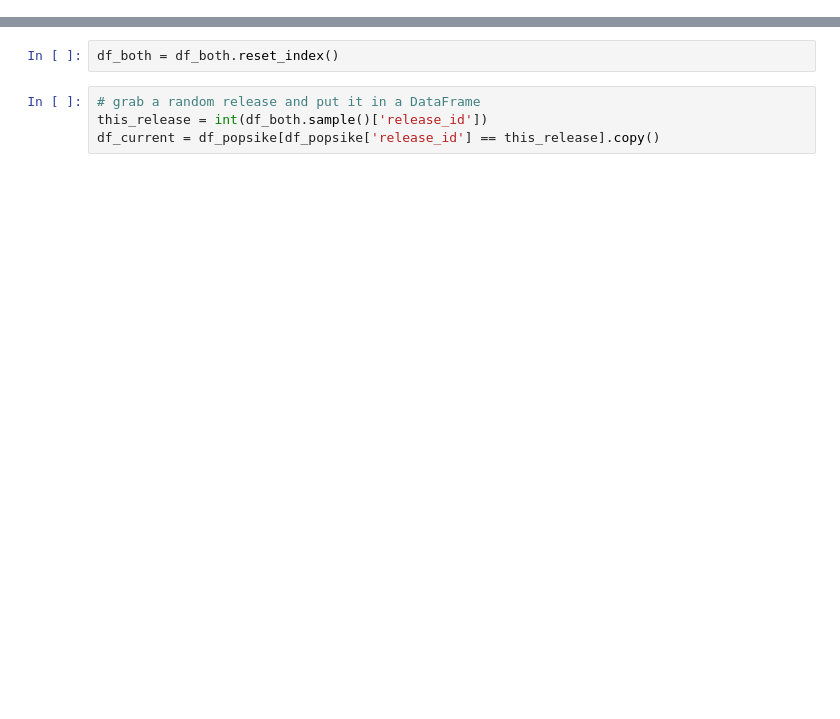
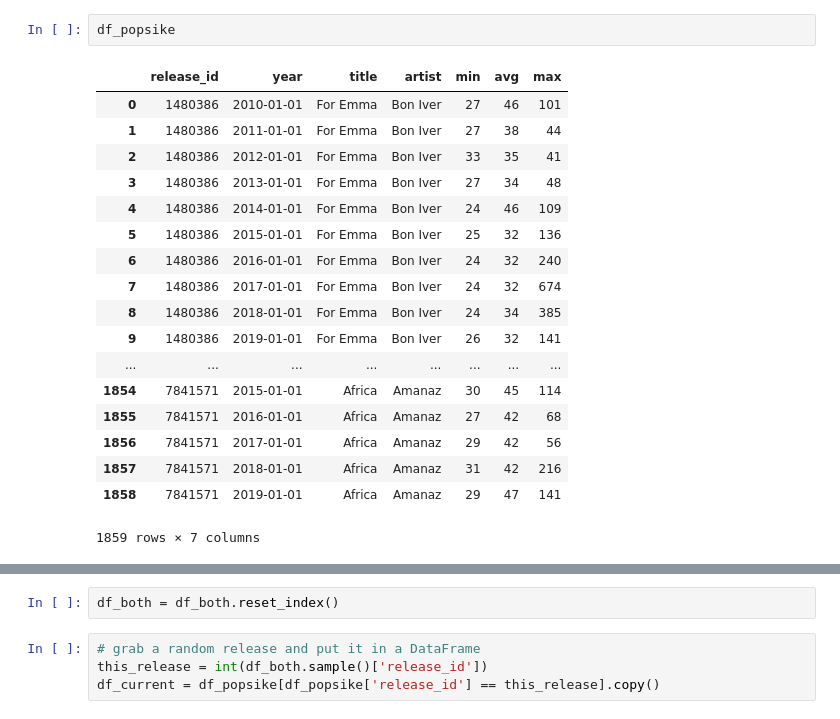
Before and after one commit to kfrncs/discus, a Jupyter notebook: EDA.ipynb, the cells around one changed output, grey strips where cells are left out. Saved outputs shown, nothing was run; the diff lists cells and outputs as text; blank space fills up the shorter version.

```diff
--- a/EDA.ipynb
+++ b/EDA.ipynb
@@ -14,3 +22,24 @@ print(len(unique_ids))
+# %%
+df_popsike
+# %% [output]
+|  | release_id | year | title | artist | min | avg | max |
+| 0 | 1480386 | 2010-01-01 | For Emma | Bon Iver | 27 | 46 | 101 |
+| 1 | 1480386 | 2011-01-01 | For Emma | Bon Iver | 27 | 38 | 44 |
+| 2 | 1480386 | 2012-01-01 | For Emma | Bon Iver | 33 | 35 | 41 |
+| 3 | 1480386 | 2013-01-01 | For Emma | Bon Iver | 27 | 34 | 48 |
+| 4 | 1480386 | 2014-01-01 | For Emma | Bon Iver | 24 | 46 | 109 |
+| 5 | 1480386 | 2015-01-01 | For Emma | Bon Iver | 25 | 32 | 136 |
+| 6 | 1480386 | 2016-01-01 | For Emma | Bon Iver | 24 | 32 | 240 |
+| 7 | 1480386 | 2017-01-01 | For Emma | Bon Iver | 24 | 32 | 674 |
+| 8 | 1480386 | 2018-01-01 | For Emma | Bon Iver | 24 | 34 | 385 |
+| 9 | 1480386 | 2019-01-01 | For Emma | Bon Iver | 26 | 32 | 141 |
+| ... | ... | ... | ... | ... | ... | ... | ... |
+| 1854 | 7841571 | 2015-01-01 | Africa | Amanaz | 30 | 45 | 114 |
+| 1855 | 7841571 | 2016-01-01 | Africa | Amanaz | 27 | 42 | 68 |
+| 1856 | 7841571 | 2017-01-01 | Africa | Amanaz | 29 | 42 | 56 |
+| 1857 | 7841571 | 2018-01-01 | Africa | Amanaz | 31 | 42 | 216 |
+| 1858 | 7841571 | 2019-01-01 | Africa | Amanaz | 29 | 47 | 141 |
+1859 rows × 7 columns
 # %%
 # NOTE NOTE NOTE NOTE TODO
 # this doesn't actually work
```
Also changed, not shown: parts of 8 cells of this notebook, 4 other files.
